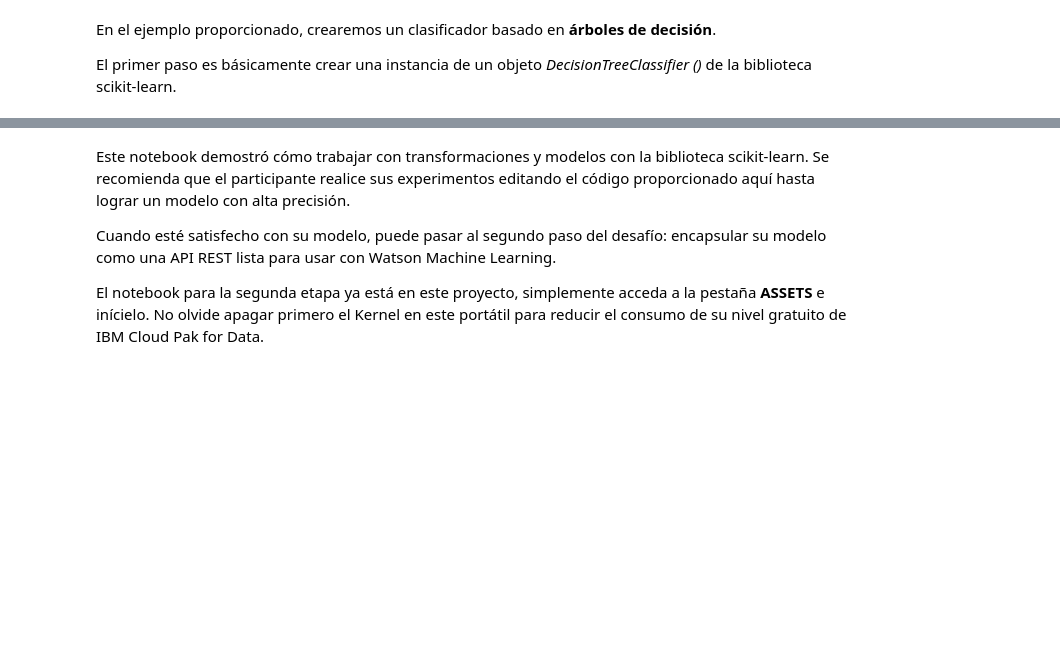
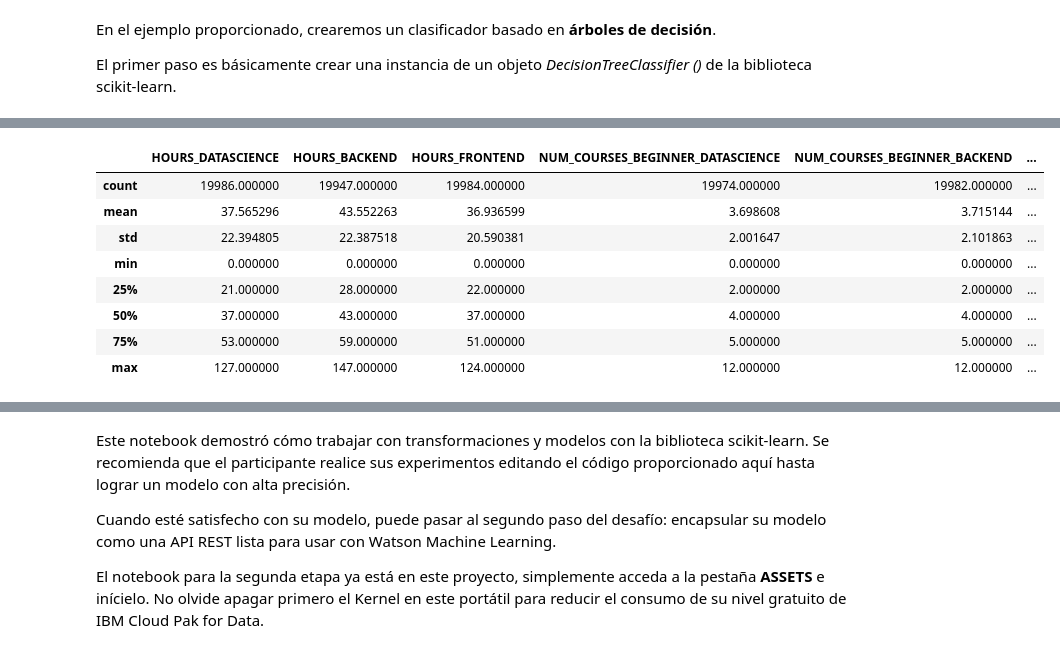
Before and after one commit to fmcnish-co/ml, a Jupyter notebook: desafio2-Tortuga-parte-1.ipynb, the cells around one changed output, grey strips where cells are left out. Drawn from its saved outputs; the diff is of its cells as text; code cells hidden in the pictures; blank space fills up the shorter version.

```diff
--- a/desafio2-Tortuga-parte-1.ipynb
+++ b/desafio2-Tortuga-parte-1.ipynb
@@ -331,0 +548,12 @@ print("Exactitud: {}%".format(100*round(accuracy_score(y_test, y_pred), 2)))
+# %%
+df2.describe()
+# %% [output]
+|  | HOURS_DATASCIENCE | HOURS_BACKEND | HOURS_FRONTEND | NUM_COURSES_BEGINNER_DATASCIENCE | NUM_COURSES_BEGINNER_BACKEND | ... |
+| count | 19986.000000 | 19947.000000 | 19984.000000 | 19974.000000 | 19982.000000 | ... |
+| mean | 37.565296 | 43.552263 | 36.936599 | 3.698608 | 3.715144 | ... |
+| std | 22.394805 | 22.387518 | 20.590381 | 2.001647 | 2.101863 | ... |
+| min | 0.000000 | 0.000000 | 0.000000 | 0.000000 | 0.000000 | ... |
+| 25% | 21.000000 | 28.000000 | 22.000000 | 2.000000 | 2.000000 | ... |
+| 50% | 37.000000 | 43.000000 | 37.000000 | 4.000000 | 4.000000 | ... |
+| 75% | 53.000000 | 59.000000 | 51.000000 | 5.000000 | 5.000000 | ... |
+| max | 127.000000 | 147.000000 | 124.000000 | 12.000000 | 12.000000 | ... |
```
Also changed, not shown: parts of 40 cells of this notebook.
